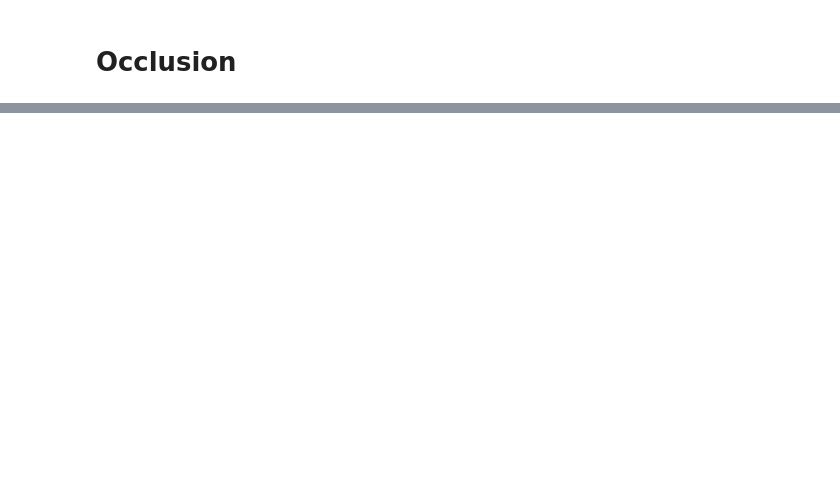
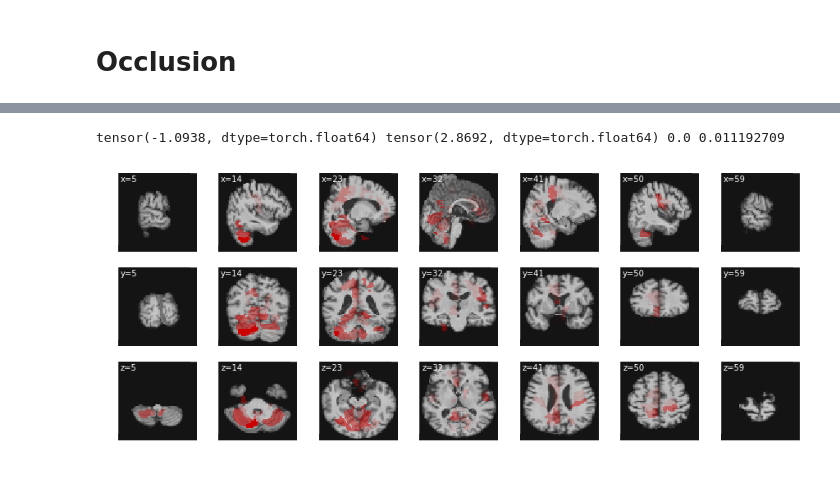
Before and after one commit to kathyfan/cs231n-adni, a Jupyter notebook: new_code/occlusion_backprop_vis.ipynb, the cells around one changed output, grey strips where cells are left out. Drawn from its saved outputs; the diff is of its cells as text; code cells hidden in the pictures; blank space fills up the shorter version.

Commit message:
area occlusion edits

```diff
--- a/new_code/occlusion_backprop_vis.ipynb
+++ b/new_code/occlusion_backprop_vis.ipynb
@@ -56,0 +49,5 @@ torch.Size([64, 64, 64])
+# %%
+neg_ex = torch.squeeze(torch.from_numpy(train_data[0]))
+pos_ex = torch.squeeze(torch.from_numpy(train_data[2000]))
+
+print(pos_ex.shape)
@@ -223,0 +172,2 @@ plt.axis('off')
+# %%
+relevance_map_area_occlusion = interpretation.area_occlusion(net, train_data[0], area_masks, cuda=False, verbose=True)
@@ -223,0 +196,6 @@ plt.axis('off')
+# %%
+vis_utils.plot_slices(neg_ex, overlay=relevance_map_area_occlusion, overlay_cmap=vis_utils.alpha_to_red_cmap)
+#, overlay_vmin=0, overlay_vmax=1)
+# %% [output]
+tensor(-1.0938, dtype=torch.float64) tensor(2.8692, dtype=torch.float64) 0.0 0.011192709
+[figure, added]
```
Also changed, not shown: parts of 28 cells of this notebook.
